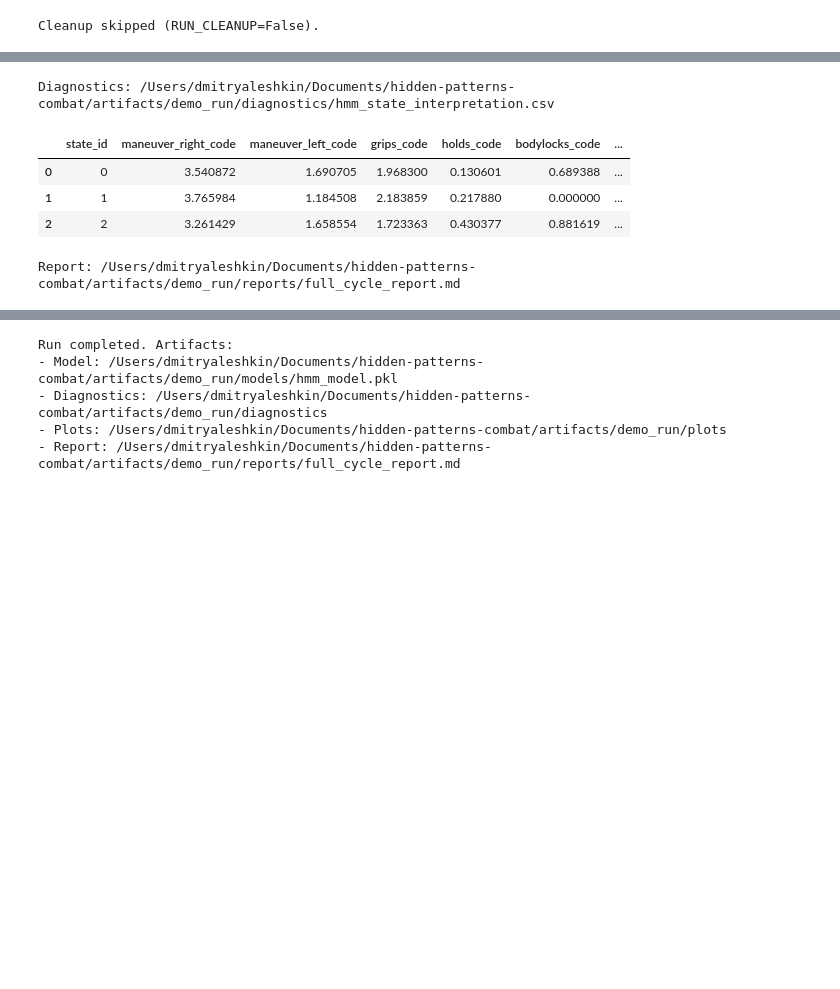
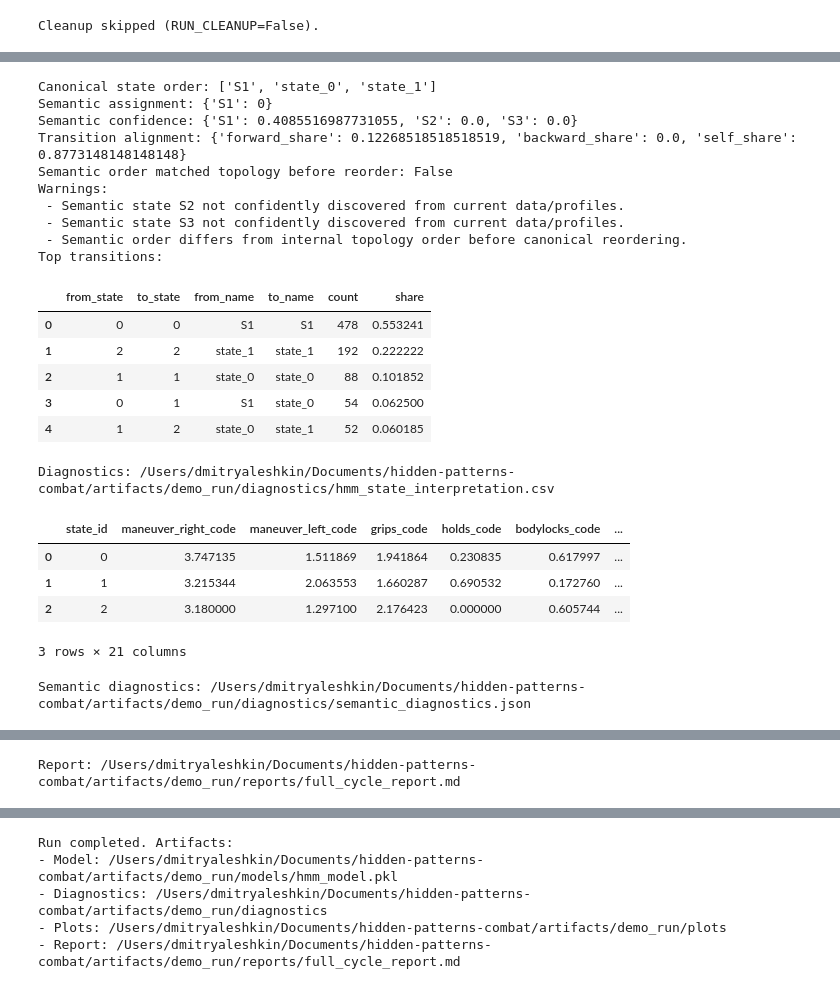
Before and after one commit to Harned/hidden-patterns-combat, a Jupyter notebook: notebooks/mvp_ui_demo.ipynb, the cells around one changed output, grey strips where cells are left out. Cells and saved outputs as stored; diff of their text form; code cells hidden in the pictures; blank space fills up the shorter version.

Commit message:
Align HMM canonical state order with semantic diagnostics

````diff
--- a/notebooks/mvp_ui_demo.ipynb
+++ b/notebooks/mvp_ui_demo.ipynb
@@ -104,27 +104,74 @@ HMM finished with negative monitor delta: delta=-0.136140 (possible local instab
   '/Users/dmitryaleshkin/Documents/hidden-patterns-combat/artifacts/demo_run/plots/transition_distribution.png',
   '/Users/dmitryaleshkin/Documents/hidden-patterns-combat/artifacts/demo_run/reports/full_cycle_report.md']}
 # %%
+import json
 import pandas as pd
 from IPython.display import Markdown, display
 
 diagnostics_csv = OUTPUT_DIR / "diagnostics" / "hmm_state_interpretation.csv"
+semantic_json = OUTPUT_DIR / "diagnostics" / "semantic_diagnostics.json"
 report_md = OUTPUT_DIR / "reports" / "full_cycle_report.md"
+
+payload = result.as_dict()
+print("Canonical state order:", payload.get("canonical_state_order"))
+print("Semantic assignment:", payload.get("semantic_assignment"))
+print("Semantic confidence:", payload.get("semantic_confidence"))
+print("Transition alignment:", payload.get("transition_alignment"))
+print("Semantic order matched topology before reorder:", payload.get("semantic_order_matches_topology_before_reorder"))
+
+warnings = payload.get("semantic_warnings", [])
+if warnings:
+    print("Warnings:")
+    for w in warnings:
+        print(" -", w)
+else:
+    print("Warnings: none")
+
+transition_summary = payload.get("transition_summary", [])
+if transition_summary:
+    print("Top transitions:")
+    display(pd.DataFrame(transition_summary).head(10))
+else:
+    print("Transition summary is empty.")
 
 if diagnostics_csv.exists():
     print(f"Diagnostics: {diagnostics_csv}")
     display(pd.read_csv(diagnostics_csv))
 else:
     print(f"Diagnostics file not found: {diagnostics_csv}")
 
+if semantic_json.exists():
+    print(f"Semantic diagnostics: {semantic_json}")
+    display(Markdown(f"```json\n{semantic_json.read_text(encoding='utf-8')}\n```"))
+else:
+    print(f"Semantic diagnostics file not found: {semantic_json}")
+
 if report_md.exists():
     print(f"Report: {report_md}")
     display(Markdown(report_md.read_text(encoding="utf-8")))
 else:
     print(f"Report file not found: {report_md}")
 # %% [output]
-Diagnostics: /Users/dmitryaleshkin/Documents/hidden-patterns-combat/artifacts/demo_run/diagnostics/hmm_state_interpretation.csv
+Canonical state order: ['S1', 'state_0', 'state_1']
+Semantic assignment: {'S1': 0}
+Semantic confidence: {'S1': 0.4085516987731055, 'S2': 0.0, 'S3': 0.0}
+Transition alignment: {'forward_share': 0.12268518518518519, 'backward_share': 0.0, 'self_share': 0.8773148148148148}
+Semantic order matched topology before reorder: False
+Warnings:
+ - Semantic state S2 not confidently discovered from current data/profiles.
+ - Semantic state S3 not confidently discovered from current data/profiles.
+ - Semantic order differs from internal topology order before canonical reordering.
+Top transitions:
-|  | state_id | maneuver_right_code | maneuver_left_code | grips_code | holds_code | bodylocks_code | ... |
-| 0 | 0 | 3.540872 | 1.690705 | 1.968300 | 0.130601 | 0.689388 | ... |
-| 1 | 1 | 3.765984 | 1.184508 | 2.183859 | 0.217880 | 0.000000 | ... |
-| 2 | 2 | 3.261429 | 1.658554 | 1.723363 | 0.430377 | 0.881619 | ... |
+|  | from_state | to_state | from_name | to_name | count | share |
+| 0 | 0 | 0 | S1 | S1 | 478 | 0.553241 |
+| 1 | 2 | 2 | state_1 | state_1 | 192 | 0.222222 |
+| 2 | 1 | 1 | state_0 | state_0 | 88 | 0.101852 |
+| 3 | 0 | 1 | S1 | state_0 | 54 | 0.062500 |
+| 4 | 1 | 2 | state_0 | state_1 | 52 | 0.060185 |
-Report: /Users/dmitryaleshkin/Documents/hidden-patterns-combat/artifacts/demo_run/reports/full_cycle_report.md
+Diagnostics: /Users/dmitryaleshkin/Documents/hidden-patterns-combat/artifacts/demo_run/diagnostics/hmm_state_interpretation.csv
+|  | state_id | maneuver_right_code | maneuver_left_code | grips_code | holds_code | bodylocks_code | ... |
+| 0 | 0 | 3.747135 | 1.511869 | 1.941864 | 0.230835 | 0.617997 | ... |
+| 1 | 1 | 3.215344 | 2.063553 | 1.660287 | 0.690532 | 0.172760 | ... |
+| 2 | 2 | 3.180000 | 1.297100 | 2.176423 | 0.000000 | 0.605744 | ... |
+3 rows × 21 columns
+Semantic diagnostics: /Users/dmitryaleshkin/Documents/hidden-patterns-combat/artifacts/demo_run/diagnostics/semantic_diagnostics.json
@@ -173,0 +238 @@ Report: /Users/dmitryaleshkin/Documents/hidden-patterns-combat/artifacts/demo_ru
+Report: /Users/dmitryaleshkin/Documents/hidden-patterns-combat/artifacts/demo_run/reports/full_cycle_report.md
````
Also changed, not shown: parts of 3 cells of this notebook, 10 other files.
